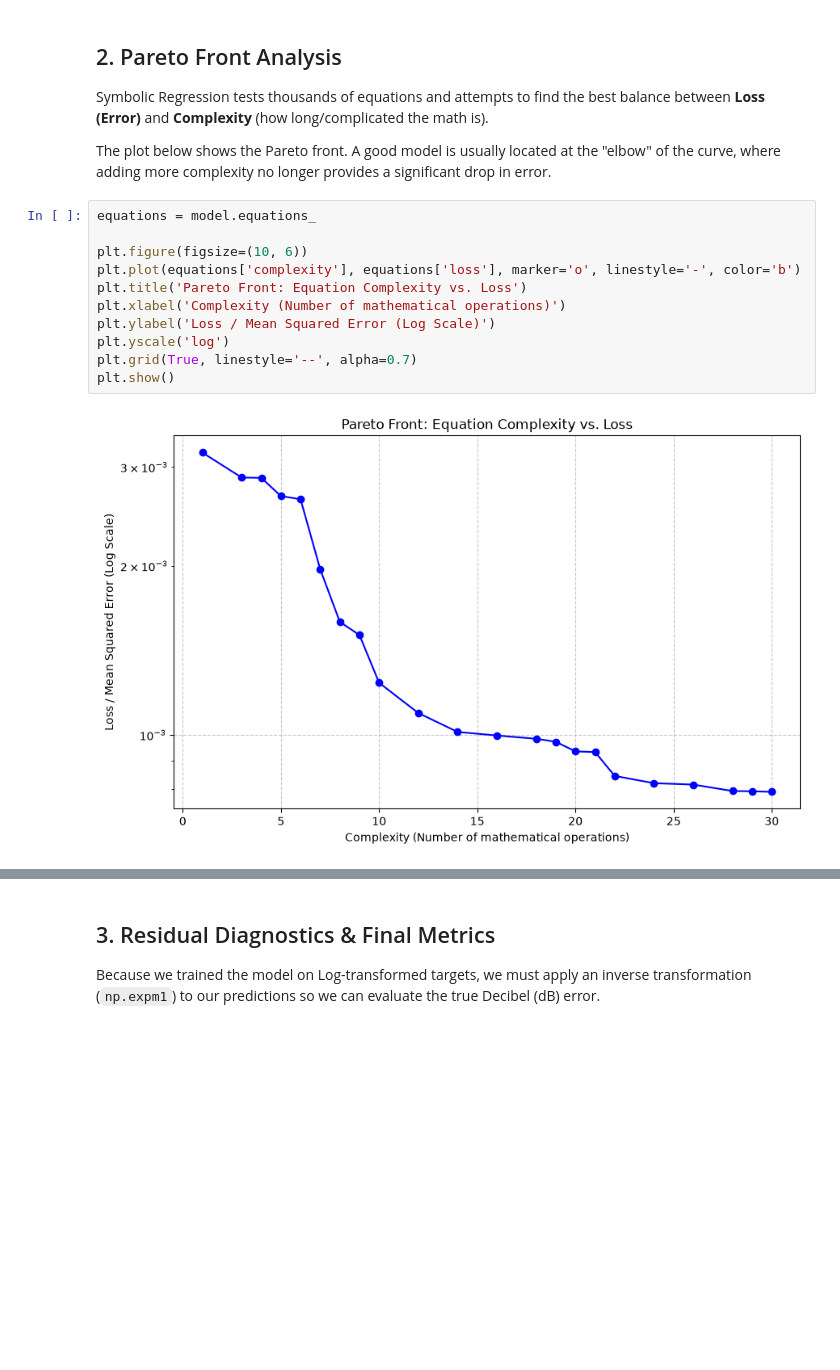
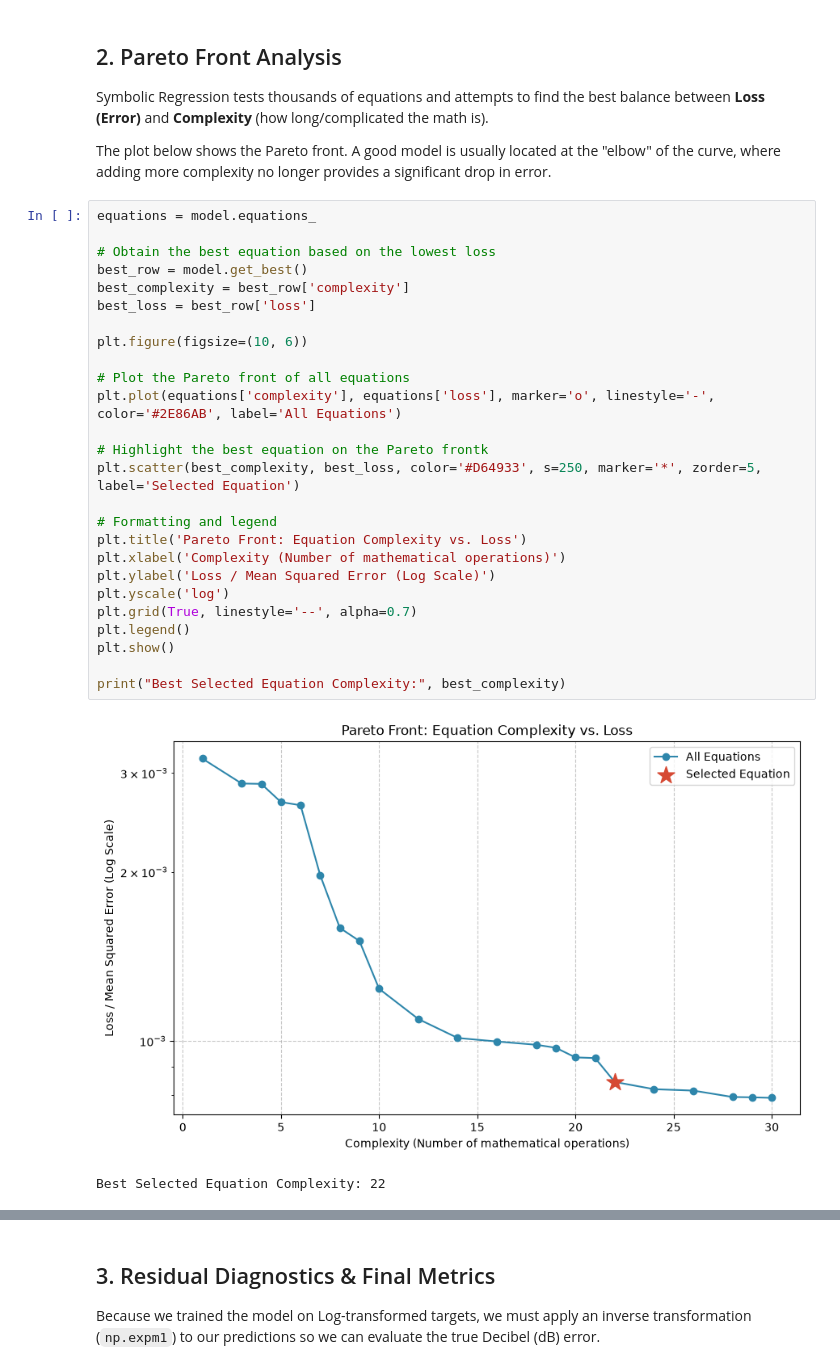
Before and after one commit to pabloChantada/SymbolicRegressionAirfoil, a Jupyter notebook: notebooks/final_analysis.ipynb, the cells around one changed output, grey strips where cells are left out. Cells and saved outputs as stored; diff of their text form; blank space fills up the shorter version.

```diff
--- a/notebooks/final_analysis.ipynb
+++ b/notebooks/final_analysis.ipynb
@@ -61,13 +62,29 @@ The plot below shows the Pareto front. A good model is usually located at the "e
 # %%
 equations = model.equations_
 
+# Obtain the best equation based on the lowest loss
+best_row = model.get_best()
+best_complexity = best_row['complexity']
+best_loss = best_row['loss']
+
 plt.figure(figsize=(10, 6))
-plt.plot(equations['complexity'], equations['loss'], marker='o', linestyle='-', color='b')
+
+# Plot the Pareto front of all equations
+plt.plot(equations['complexity'], equations['loss'], marker='o', linestyle='-', color='#2E86AB', label='All Equations')
+
+# Highlight the best equation on the Pareto frontk
+plt.scatter(best_complexity, best_loss, color='#D64933', s=250, marker='*', zorder=5, label='Selected Equation')
+
+# Formatting and legend
 plt.title('Pareto Front: Equation Complexity vs. Loss')
 plt.xlabel('Complexity (Number of mathematical operations)')
 plt.ylabel('Loss / Mean Squared Error (Log Scale)')
 plt.yscale('log')
 plt.grid(True, linestyle='--', alpha=0.7)
+plt.legend()
 plt.show()
+
+print("Best Selected Equation Complexity:", best_complexity)
 # %% [output]
-[figure, old version]
+[figure, new version]
+Best Selected Equation Complexity: 22
```
Also changed, not shown: parts of 3 cells of this notebook, 4 other files.
